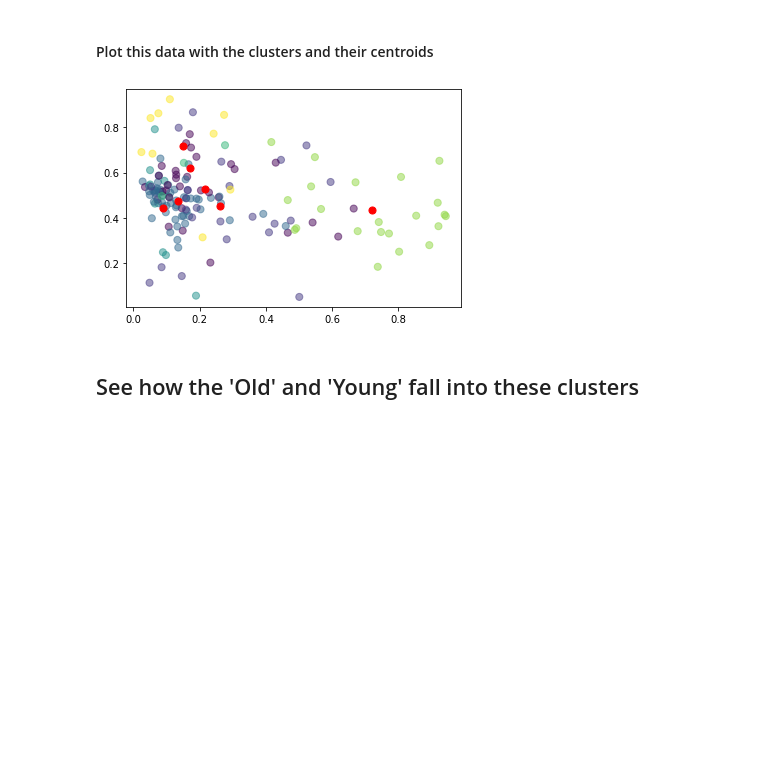
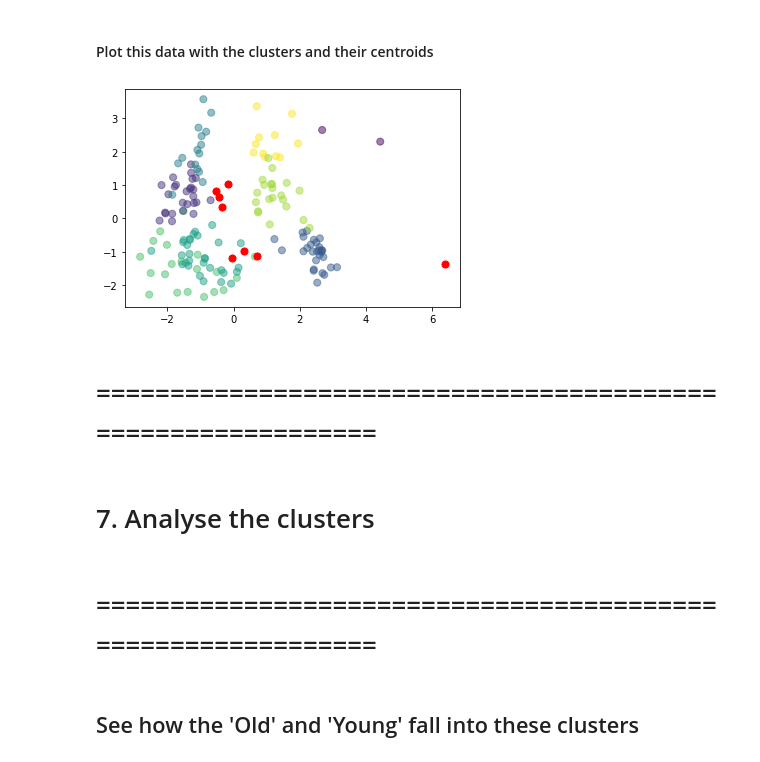
Before and after one commit to Crone1/CA4015, a Jupyter notebook: Assignment_1/Clustering.ipynb, the cells around one changed output. Saved outputs shown, nothing was run; the diff lists cells and outputs as text; code cells hidden in the pictures; blank space fills up the shorter version.

```diff
--- a/Assignment_1/Clustering.ipynb
+++ b/Assignment_1/Clustering.ipynb
@@ -285,0 +266,4 @@ ax.grid()
+# %%
+pca = PCA(n_components=2)
+
+principal_components_array = pca.fit_transform(standard_train_array)
@@ -289,0 +278,3 @@ array([0.32732893, 0.28173918])
+# %%
+principal_df = pd.DataFrame(data = principal_components_array, columns = ['Principal_Component_1', 'Principal_Component_2'])
+principal_df.head()
@@ -289,0 +288,2 @@ array([0.32732893, 0.28173918])
+# %%
+final_df = pd.concat([full_df_nd_cluster, principal_df], axis = 1)
@@ -296,0 +309,5 @@ y = full_df.iloc[:, 3]
+# %%
+pc1 = final_df['Principal_Component_1']
+pc2 = final_df['Principal_Component_2']
+group = final_df["group"]
+cluster = final_df["Cluster"]
@@ -315,14 +355,17 @@ plt.scatter(x, y, c=full_df["Cluster"])
 # %% [markdown]
 #### Plot this data with the clusters and their centroids
 # %%
-kmeans = KMeans(n_clusters=num_clusters).fit(train_x)
-centroids = kmeans.cluster_centers_
-
-plt.scatter(x, y, c= kmeans.labels_.astype(float), s=50, alpha=0.5)
+plt.scatter(pc1, pc2, c=kmeans.labels_.astype(float), s=50, alpha=0.5)
 plt.scatter(centroids[:, 0], centroids[:, 1], c='red', s=50)
 plt.show()
 # %% [output]
-[figure, old version]
+[figure, new version]
+# %% [markdown]
+# =============================================================
+# %% [markdown]
+# 7. Analyse the clusters
+# %% [markdown]
+# =============================================================
 # %% [markdown]
 ## See how the 'Old' and 'Young' fall into these clusters
 # %%
```
Also changed, not shown: parts of 95 cells of this notebook.
